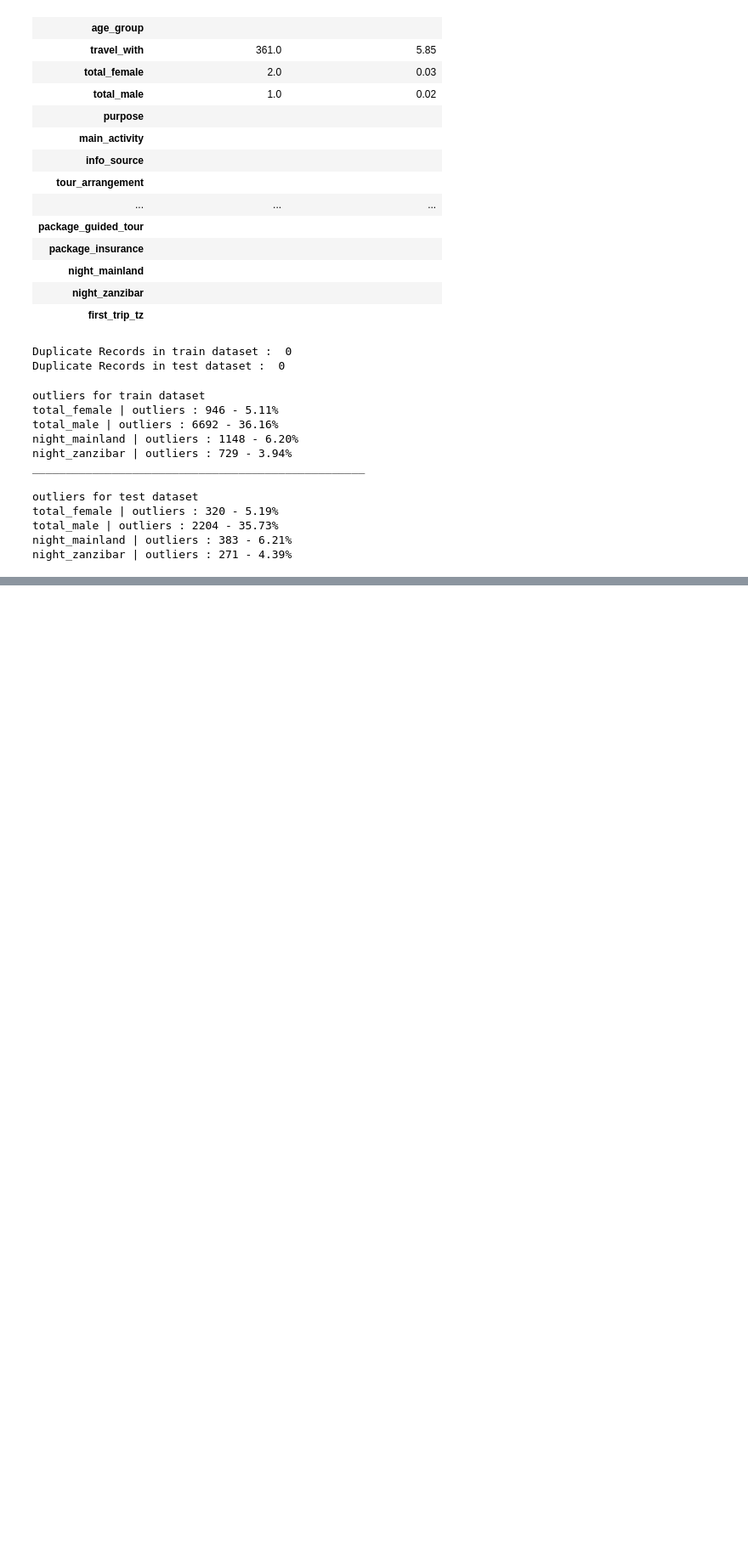
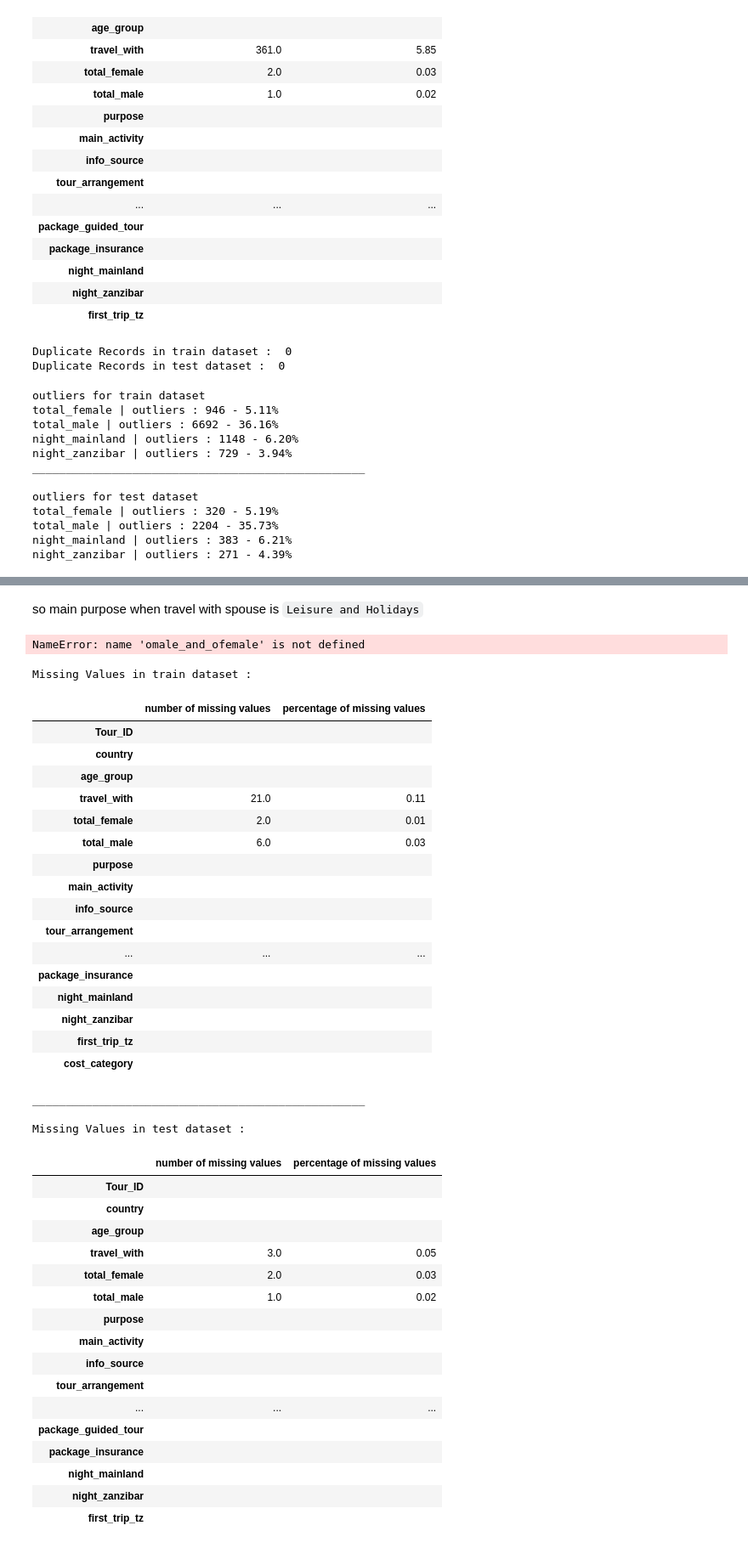
Before and after one commit to kareem0088/tanzania-tourism-classification, a Jupyter notebook: notebooks/02_data_preprocessing.ipynb, the cells around one changed output, grey strips where cells are left out. Shown at 85% size. Cells and saved outputs as stored; diff of their text form; code cells hidden in the pictures; blank space fills up the shorter version.

```diff
--- a/notebooks/02_data_preprocessing.ipynb
+++ b/notebooks/02_data_preprocessing.ipynb
@@ -211,0 +381,6 @@ night_zanzibar | outliers : 271 - 4.39%
+# %% [markdown]
+so main purpose when travel with spouse is `Leisure and Holidays`
+# %%
+omale_and_ofemale
+# %% [output]
+NameError: name 'omale_and_ofemale' is not defined
@@ -211,0 +401,41 @@ night_zanzibar | outliers : 271 - 4.39%
+# %%
+fmva(train_df, test_df)
+# %% [output]
+Missing Values in train dataset :
+|  | number of missing values | percentage of missing values |
+| Tour_ID |  |  |
+| country |  |  |
+| age_group |  |  |
+| travel_with | 21.0 | 0.11 |
+| total_female | 2.0 | 0.01 |
+| total_male | 6.0 | 0.03 |
+| purpose |  |  |
+| main_activity |  |  |
+| info_source |  |  |
+| tour_arrangement |  |  |
+| ... | ... | ... |
+| package_insurance |  |  |
+| night_mainland |  |  |
+| night_zanzibar |  |  |
+| first_trip_tz |  |  |
+| cost_category |  |  |
+__________________________________________________
+
+Missing Values in test dataset :
+|  | number of missing values | percentage of missing values |
+| Tour_ID |  |  |
+| country |  |  |
+| age_group |  |  |
+| travel_with | 3.0 | 0.05 |
+| total_female | 2.0 | 0.03 |
+| total_male | 1.0 | 0.02 |
+| purpose |  |  |
+| main_activity |  |  |
+| info_source |  |  |
+| tour_arrangement |  |  |
+| ... | ... | ... |
+| package_guided_tour |  |  |
+| package_insurance |  |  |
+| night_mainland |  |  |
+| night_zanzibar |  |  |
+| first_trip_tz |  |  |
```
Also changed, not shown: parts of 62 cells of this notebook.
